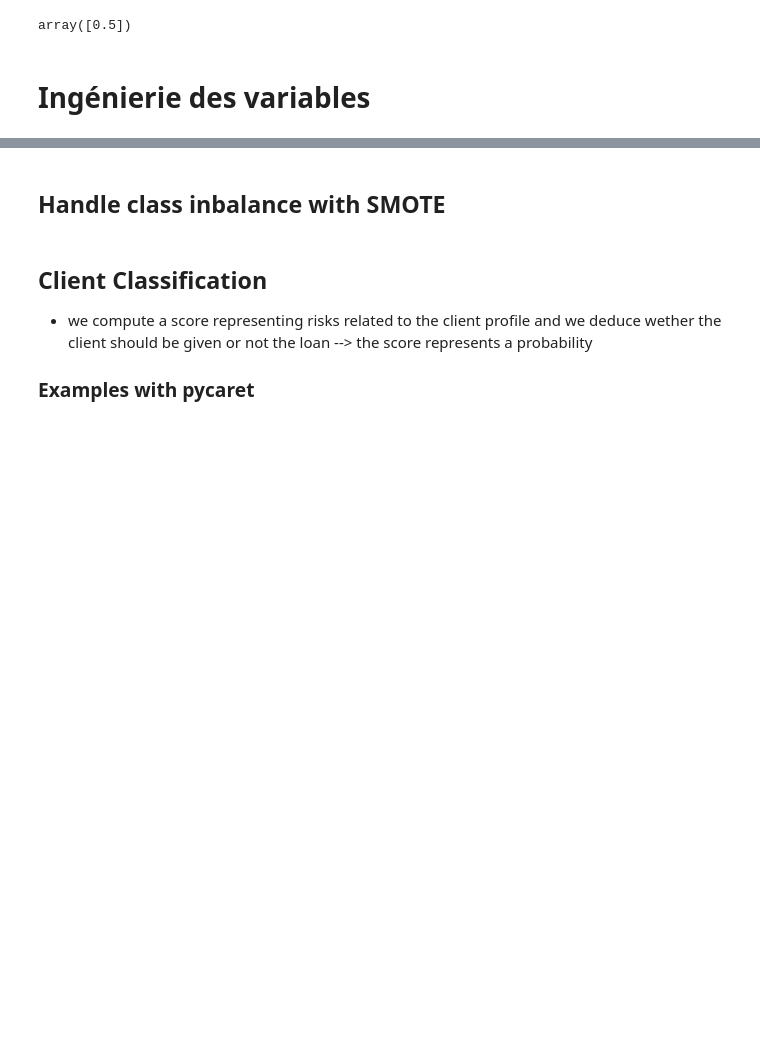
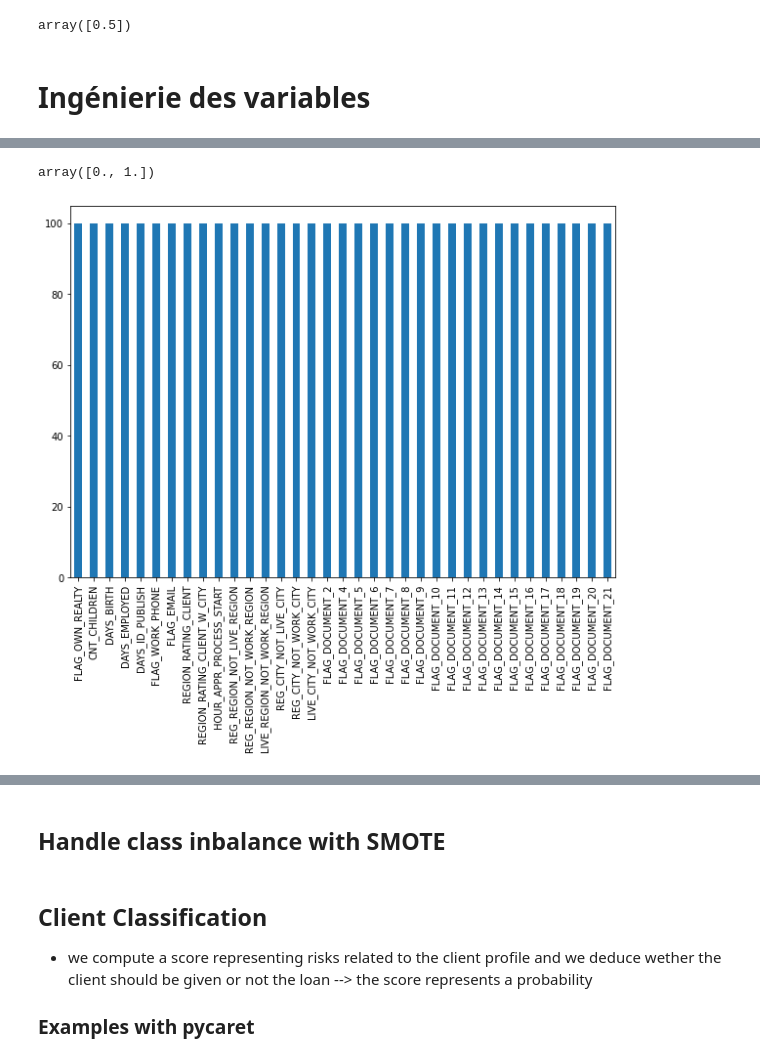
Before and after one commit to a-olfa/P7_OC, a Jupyter notebook: projet7_pretraitement_modelisation.ipynb, the cells around one changed output, grey strips where cells are left out. Cells and saved outputs as stored; diff of their text form; code cells hidden in the pictures; blank space fills up the shorter version.

```diff
--- a/projet7_pretraitement_modelisation.ipynb
+++ b/projet7_pretraitement_modelisation.ipynb
@@ -603,3 +636,13 @@ def null_ratio(df):
     print("Valeurs non nulles : "+ str(not_null_values))
     print("Pourcentage des valeurs nulles : "+ str(pourcentage)+ "%")
     return null_values
+# %%
+#count null for different variables
+def show_null_per_variable  (df) :
+    #compter le % de valeur non nulles par année
+    df=df.iloc[:, 1:len(df.columns)+1]
+    nulls_per_variable = df.count()*100/(df.isna().sum()+df.notnull().sum())
+    #distribution of the filling rates of the variables with a bar graph
+    plt.figure(figsize=(10,7))
+    nulls_per_variable.plot(x ='Variable', y='% not null values', kind = 'bar')
+    plt.show()
@@ -689,3 +748,7 @@ def transform_flag_variables (df):
+# %%
+train['FLAG_OWN_CAR'].unique()
+# %% [output]
+array([0., 1.])
 # %%
 transform_flag_variables (train)
 transform_flag_variables (test)
@@ -718,14 +755,6 @@ train, test = remove_missing_columns(df_application_train, df_application_test)
-# %%
-#count null for different variables
-def show_null_per_variable  (df) :
-    #compter le % de valeur non nulles par année
-    df=df.iloc[:, 1:len(df.columns)+1]
-    nulls_per_variable = df.count()*100/(df.isna().sum()+df.notnull().sum())
-    #distribution of the filling rates of the variables with a bar graph
-    plt.figure(figsize=(20,15))
-    nulls_per_variable.plot(x ='Variable', y='% not null values', kind = 'bar')
-    plt.show()
 # %%
-show_null_per_variable(train[numerical])
+show_null_per_variable(train[get_numerical_categorical(train)[0]])
+# %% [output]
+[figure, added]
 # %%
 show_null_per_variable(test[get_numerical_categorical(test)[0]])
```
Also changed, not shown: parts of 100 cells of this notebook, 3 other files.
